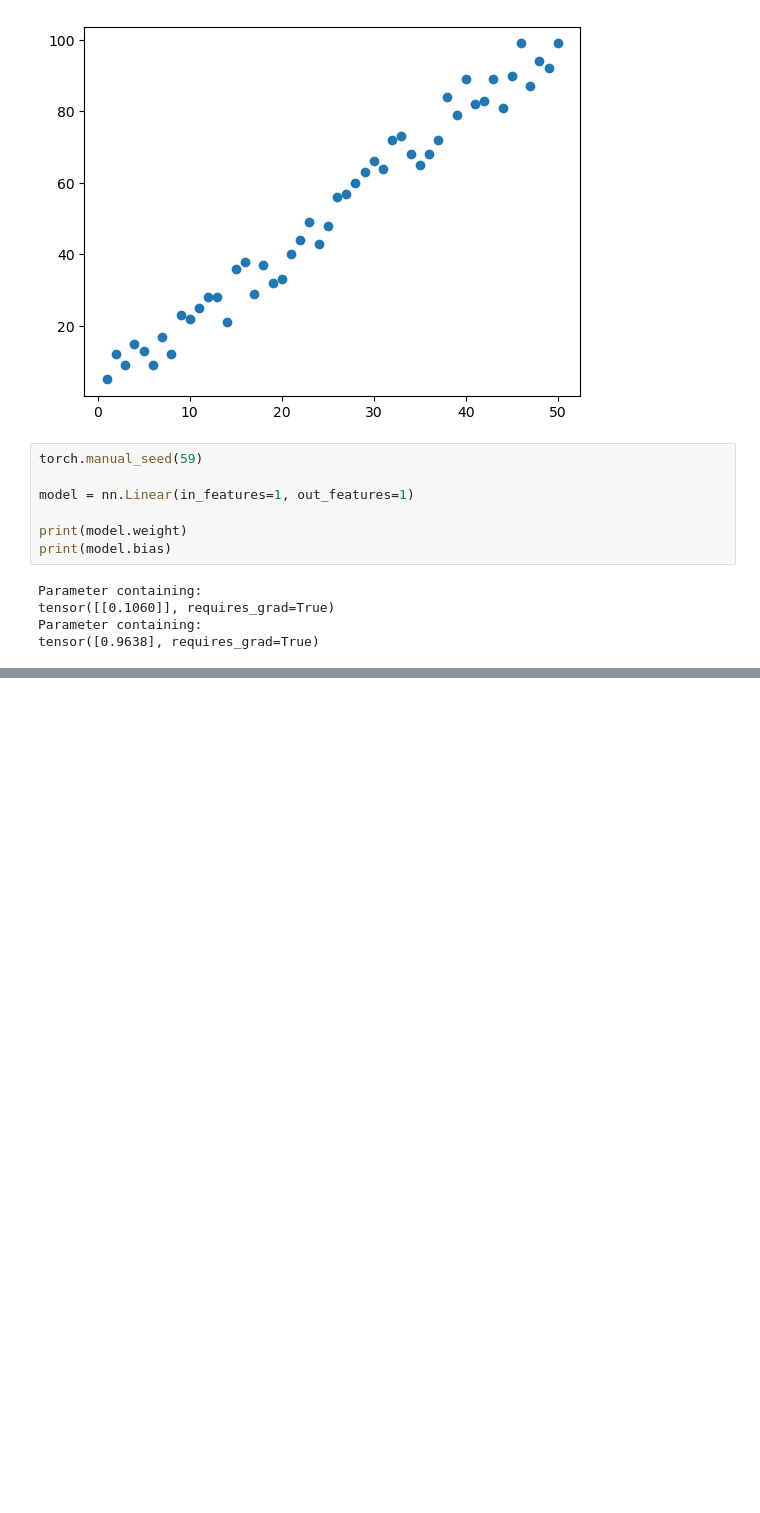
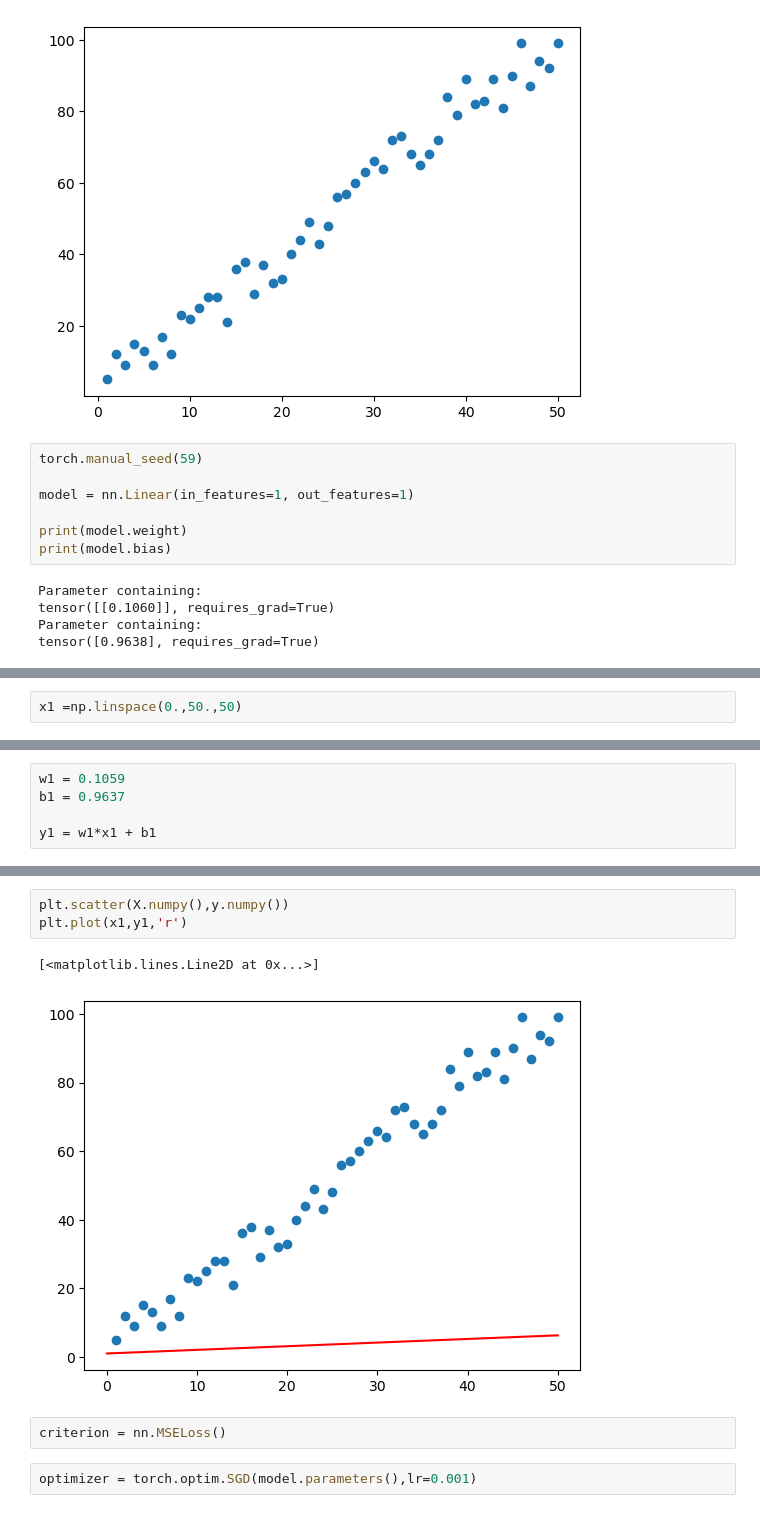
Before and after one commit to neeraj1bh/pytorch, a Jupyter notebook: Jupyter/ANN/2-linear-regression.ipynb, the cells around one changed output, grey strips where cells are left out. Cells and saved outputs as stored; diff of their text form; blank space fills up the shorter version.

Commit message:
chore: pytorch linear regression model

```diff
--- a/Jupyter/ANN/2-linear-regression.ipynb
+++ b/Jupyter/ANN/2-linear-regression.ipynb
@@ -86,0 +110,2 @@ class Nodel(nn.Module):
+# %%
+x1 =np.linspace(0.,50.,50)
@@ -86,0 +126,5 @@ class Nodel(nn.Module):
+# %%
+w1 = 0.1059
+b1 = 0.9637
+
+y1 = w1*x1 + b1
@@ -86,0 +144,10 @@ class Nodel(nn.Module):
+# %%
+plt.scatter(X.numpy(),y.numpy())
+plt.plot(x1,y1,'r')
+# %% [output]
+[<matplotlib.lines.Line2D at 0x...>]
+[figure, added]
+# %%
+criterion = nn.MSELoss()
+# %%
+optimizer = torch.optim.SGD(model.parameters(),lr=0.001)
```
Also changed, not shown: parts of 11 cells of this notebook.
